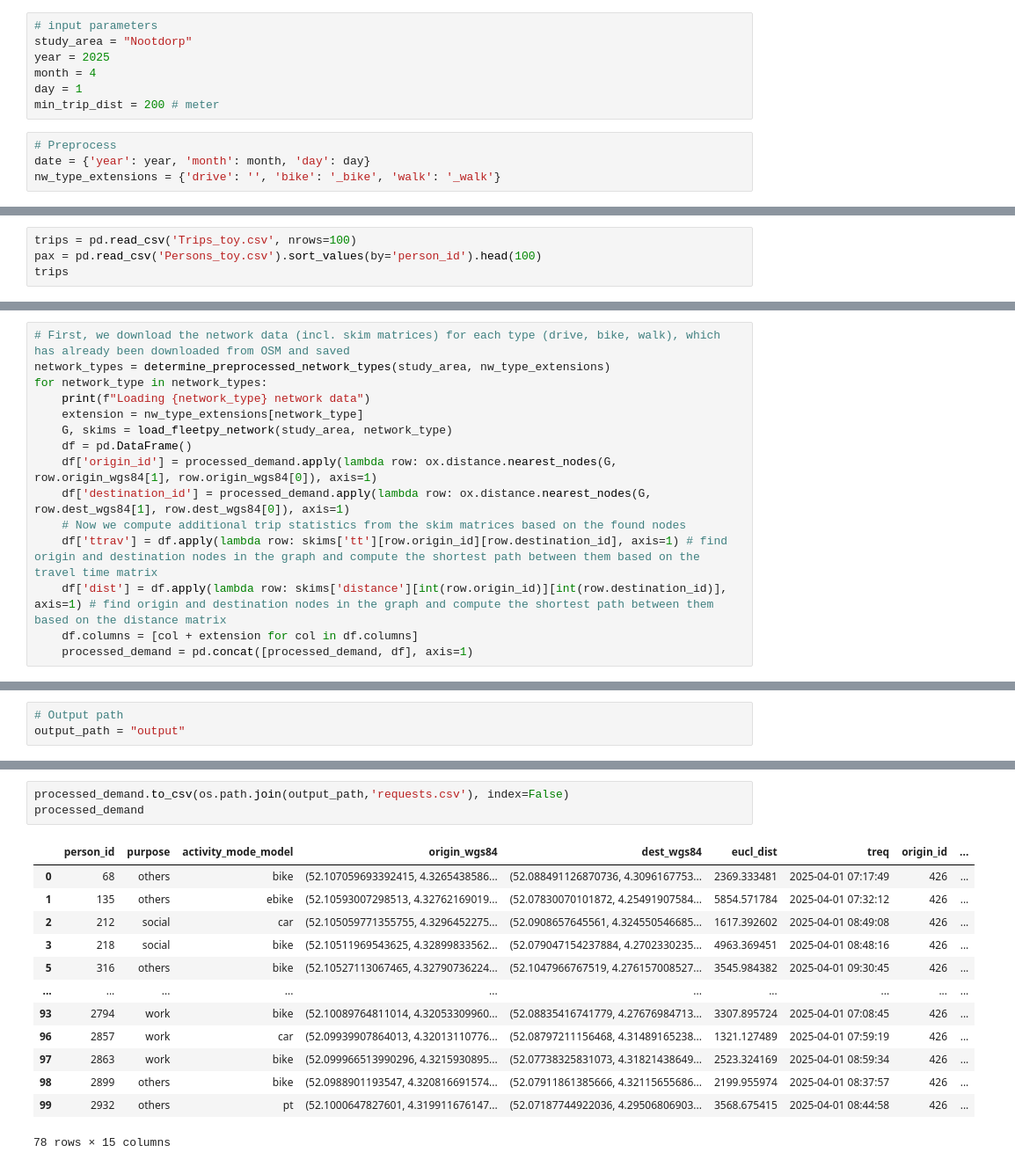
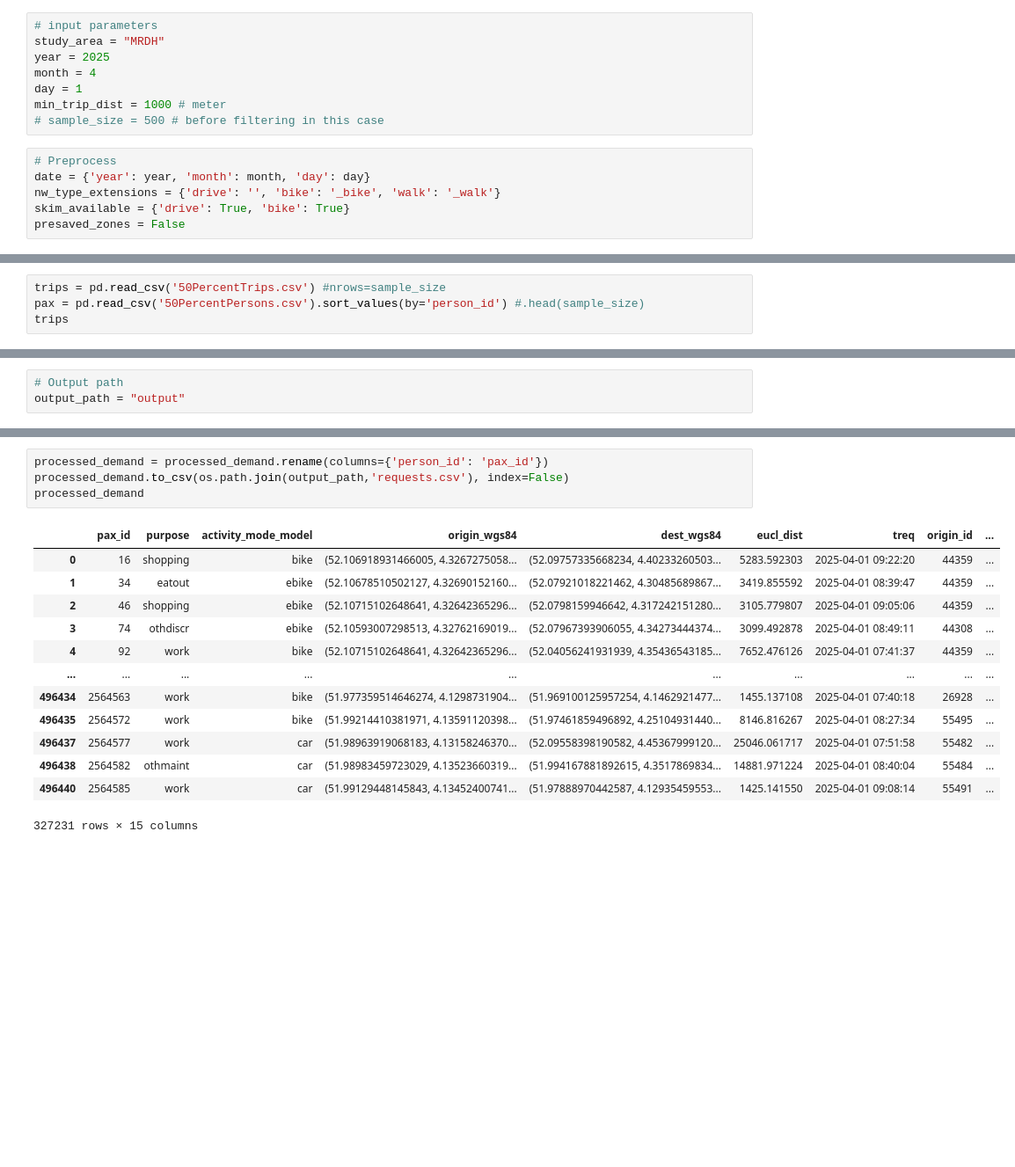
Before and after one commit to Arjan-de-R/FleetMaaS, a Jupyter notebook: source/preprocessing/MRDH/MRDH_demand.ipynb, the cells around one changed output, grey strips where cells are left out. Shown at 88% size. Cells and saved outputs as stored; diff of their text form; blank space fills up the shorter version.

```diff
--- a/source/preprocessing/MRDH/MRDH_demand.ipynb
+++ b/source/preprocessing/MRDH/MRDH_demand.ipynb
@@ -11,21 +11,24 @@ from link_demand_to_osm import *
 from preprocess_utils import *
 # %%
 # input parameters
-study_area = "Nootdorp"
+study_area = "MRDH"
 year = 2025
 month = 4
 day = 1
-min_trip_dist = 200 # meter
+min_trip_dist = 1000 # meter
+# sample_size = 500 # before filtering in this case
 # %%
 # Preprocess
 date = {'year': year, 'month': month, 'day': day}
 nw_type_extensions = {'drive': '', 'bike': '_bike', 'walk': '_walk'}
+skim_available = {'drive': True, 'bike': True}
+presaved_zones = False
 # %% [markdown]
 ### Sample the demand data
 First, we download the data, compute some additional statistics and select trips (possibly based on a filter)
 # %%
-trips = pd.read_csv('Trips_toy.csv', nrows=100)
-pax = pd.read_csv('Persons_toy.csv').sort_values(by='person_id').head(100)
+trips = pd.read_csv('50PercentTrips.csv') #nrows=sample_size
+pax = pd.read_csv('50PercentPersons.csv').sort_values(by='person_id') #.head(sample_size)
 trips
 # %% [output]
 |  | trip_id | person_id | purpose | trip_mode | exact_depart_hour | exact_depart_minute | origin_coordinate_x | ... |
@@ -75,18 +78,3 @@ processed_demand['treq'] = trips.apply(lambda row: determine_treq(row, date=dict
 # %% [markdown]
 ### Load network(s)
 First, we load the network from OpenStreetMap and finding the corresponding OSM node for each request
-# %%
-# First, we download the network data (incl. skim matrices) for each type (drive, bike, walk), which has already been downloaded from OSM and saved
-network_types = determine_preprocessed_network_types(study_area, nw_type_extensions)
-for network_type in network_types:
-    print(f"Loading {network_type} network data")
-    extension = nw_type_extensions[network_type]
-    G, skims = load_fleetpy_network(study_area, network_type)
-    df = pd.DataFrame()
-    df['origin_id'] = processed_demand.apply(lambda row: ox.distance.nearest_nodes(G, row.origin_wgs84[1], row.origin_wgs84[0]), axis=1)
-    df['destination_id'] = processed_demand.apply(lambda row: ox.distance.nearest_nodes(G, row.dest_wgs84[1], row.dest_wgs84[0]), axis=1)
-    # Now we compute additional trip statistics from the skim matrices based on the found nodes
-    df['ttrav'] = df.apply(lambda row: skims['tt'][row.origin_id][row.destination_id], axis=1) # find origin and destination nodes in the graph and compute the shortest path between them based on the travel time matrix
-    df['dist'] = df.apply(lambda row: skims['distance'][int(row.origin_id)][int(row.destination_id)], axis=1) # find origin and destination nodes in the graph and compute the shortest path between them based on the distance matrix
-    df.columns = [col + extension for col in df.columns]
-    processed_demand = pd.concat([processed_demand, df], axis=1)
@@ -134,20 +188,21 @@ passengers
 # %%
+processed_demand = processed_demand.rename(columns={'person_id': 'pax_id'})
 processed_demand.to_csv(os.path.join(output_path,'requests.csv'), index=False)
 processed_demand
 # %% [output]
-|  | person_id | purpose | activity_mode_model | origin_wgs84 | dest_wgs84 | eucl_dist | treq | origin_id | ... |
-| 0 | 68 | others | bike | (52.107059693392415, 4.3265438586... | (52.088491126870736, 4.3096167753... | 2369.333481 | 2025-04-01 07:17:49 | 426 | ... |
-| 1 | 135 | others | ebike | (52.10593007298513, 4.32762169019... | (52.07830070101872, 4.25491907584... | 5854.571784 | 2025-04-01 07:32:12 | 426 | ... |
-| 2 | 212 | social | car | (52.105059771355755, 4.3296452275... | (52.0908657645561, 4.324550546685... | 1617.392602 | 2025-04-01 08:49:08 | 426 | ... |
-| 3 | 218 | social | bike | (52.10511969543625, 4.32899833562... | (52.079047154237884, 4.2702330235... | 4963.369451 | 2025-04-01 08:48:16 | 426 | ... |
-| 5 | 316 | others | bike | (52.10527113067465, 4.32790736224... | (52.1047966767519, 4.276157008527... | 3545.984382 | 2025-04-01 09:30:45 | 426 | ... |
+|  | pax_id | purpose | activity_mode_model | origin_wgs84 | dest_wgs84 | eucl_dist | treq | origin_id | ... |
+| 0 | 16 | shopping | bike | (52.106918931466005, 4.3267275058... | (52.09757335668234, 4.40233260503... | 5283.592303 | 2025-04-01 09:22:20 | 44359 | ... |
+| 1 | 34 | eatout | ebike | (52.10678510502127, 4.32690152160... | (52.07921018221462, 4.30485689867... | 3419.855592 | 2025-04-01 08:39:47 | 44359 | ... |
+| 2 | 46 | shopping | ebike | (52.10715102648641, 4.32642365296... | (52.0798159946642, 4.317242151280... | 3105.779807 | 2025-04-01 09:05:06 | 44359 | ... |
+| 3 | 74 | othdiscr | ebike | (52.10593007298513, 4.32762169019... | (52.07967393906055, 4.34273444374... | 3099.492878 | 2025-04-01 08:49:11 | 44308 | ... |
+| 4 | 92 | work | bike | (52.10715102648641, 4.32642365296... | (52.04056241931939, 4.35436543185... | 7652.476126 | 2025-04-01 07:41:37 | 44359 | ... |
 | ... | ... | ... | ... | ... | ... | ... | ... | ... | ... |
-| 93 | 2794 | work | bike | (52.10089764811014, 4.32053309960... | (52.08835416741779, 4.27676984713... | 3307.895724 | 2025-04-01 07:08:45 | 426 | ... |
-| 96 | 2857 | work | car | (52.09939907864013, 4.32013110776... | (52.08797211156468, 4.31489165238... | 1321.127489 | 2025-04-01 07:59:19 | 426 | ... |
-| 97 | 2863 | work | bike | (52.099966513990296, 4.3215930895... | (52.07738325831073, 4.31821438649... | 2523.324169 | 2025-04-01 08:59:34 | 426 | ... |
-| 98 | 2899 | others | bike | (52.0988901193547, 4.320816691574... | (52.07911861385666, 4.32115655686... | 2199.955974 | 2025-04-01 08:37:57 | 426 | ... |
-| 99 | 2932 | others | pt | (52.1000647827601, 4.319911676147... | (52.07187744922036, 4.29506806903... | 3568.675415 | 2025-04-01 08:44:58 | 426 | ... |
+| 496434 | 2564563 | work | bike | (51.977359514646274, 4.1298731904... | (51.969100125957254, 4.1462921477... | 1455.137108 | 2025-04-01 07:40:18 | 26928 | ... |
+| 496435 | 2564572 | work | bike | (51.99214410381971, 4.13591120398... | (51.97461859496892, 4.25104931440... | 8146.816267 | 2025-04-01 08:27:34 | 55495 | ... |
+| 496437 | 2564577 | work | car | (51.98963919068183, 4.13158246370... | (52.09558398190582, 4.45367999120... | 25046.061717 | 2025-04-01 07:51:58 | 55482 | ... |
+| 496438 | 2564582 | othmaint | car | (51.98983459723029, 4.13523660319... | (51.994167881892615, 4.3517869834... | 14881.971224 | 2025-04-01 08:40:04 | 55484 | ... |
+| 496440 | 2564585 | work | car | (51.99129448145843, 4.13452400741... | (51.97888970442587, 4.12935459553... | 1425.141550 | 2025-04-01 09:08:14 | 55491 | ... |
-78 rows × 15 columns
+327231 rows × 15 columns
 # %%
 pax
 # %% [output]
```
Also changed, not shown: parts of 17 cells of this notebook, 11 other files.
